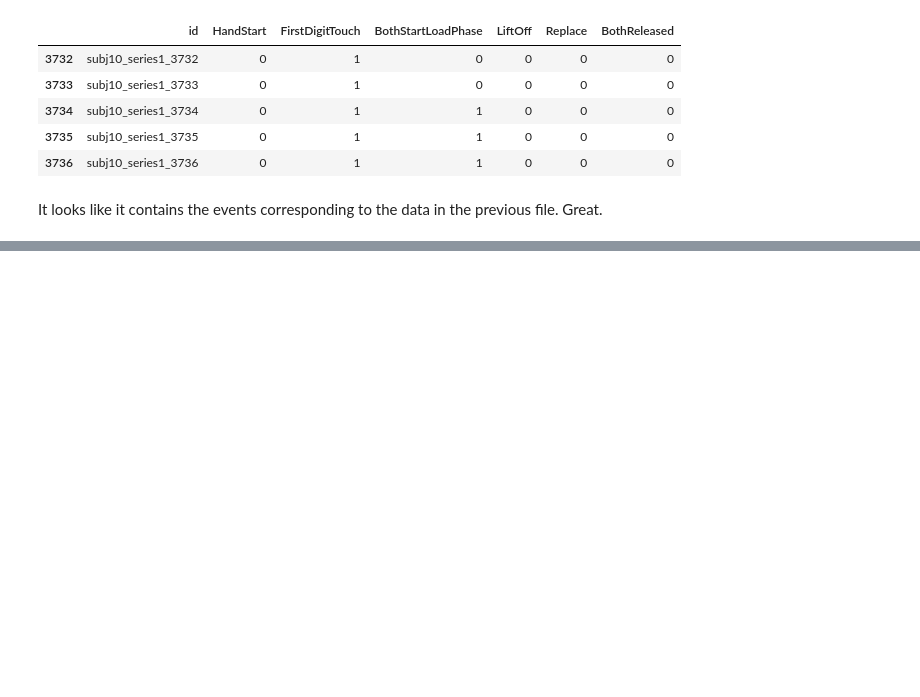
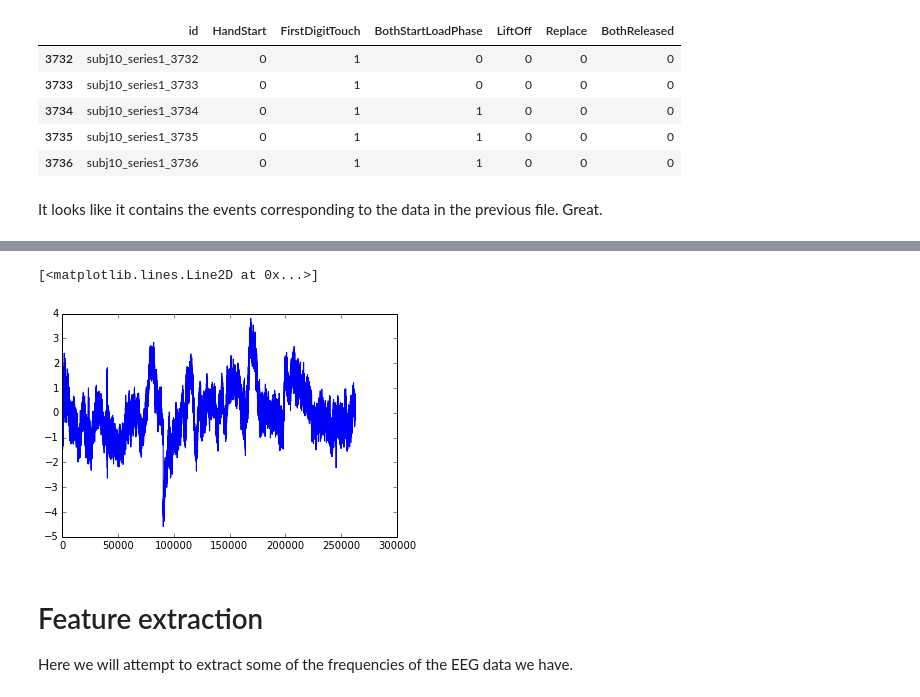
Before and after one commit to zafarali/physiosignal-research, a Jupyter notebook: Kaggle-EEG-GAP/EDA.ipynb, the cells around one changed output, grey strips where cells are left out. Cells and saved outputs as stored; diff of their text form; code cells hidden in the pictures; blank space fills up the shorter version.

Commit message:
Add section on feature extraction

```diff
--- a/Kaggle-EEG-GAP/EDA.ipynb
+++ b/Kaggle-EEG-GAP/EDA.ipynb
@@ -90,0 +112,2 @@ A python package called MNE will help us in our processing.
+# %%
+single_channel = channel_data[:,5]
@@ -90,0 +116,9 @@ A python package called MNE will help us in our processing.
+# %%
+plt.plot(single_channel)
+# %% [output]
+[<matplotlib.lines.Line2D at 0x...>]
+[figure, added]
+# %% [markdown]
+# Feature extraction
+
+Here we will attempt to extract some of the frequencies of the EEG data we have.
```
Also changed, not shown: parts of 11 cells of this notebook.
